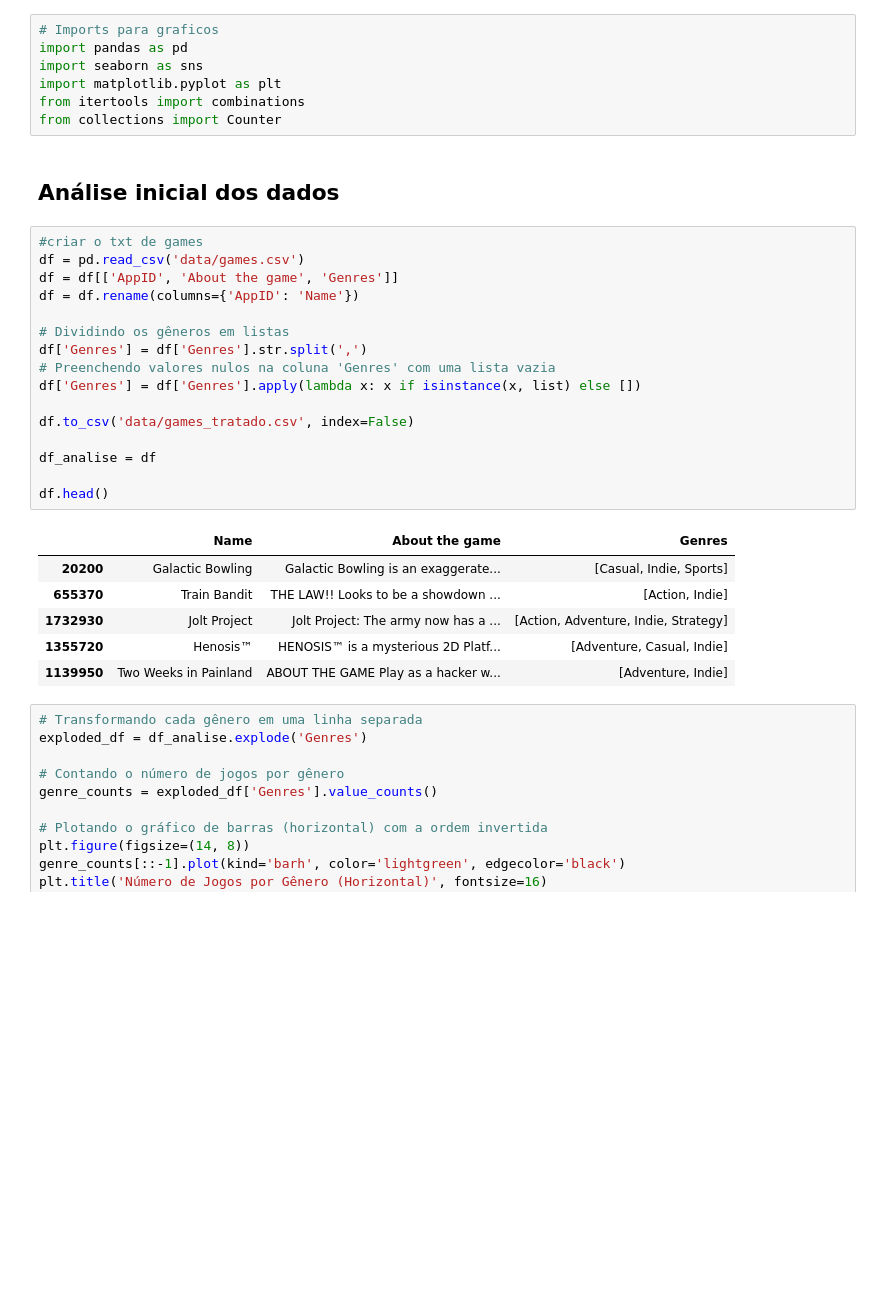
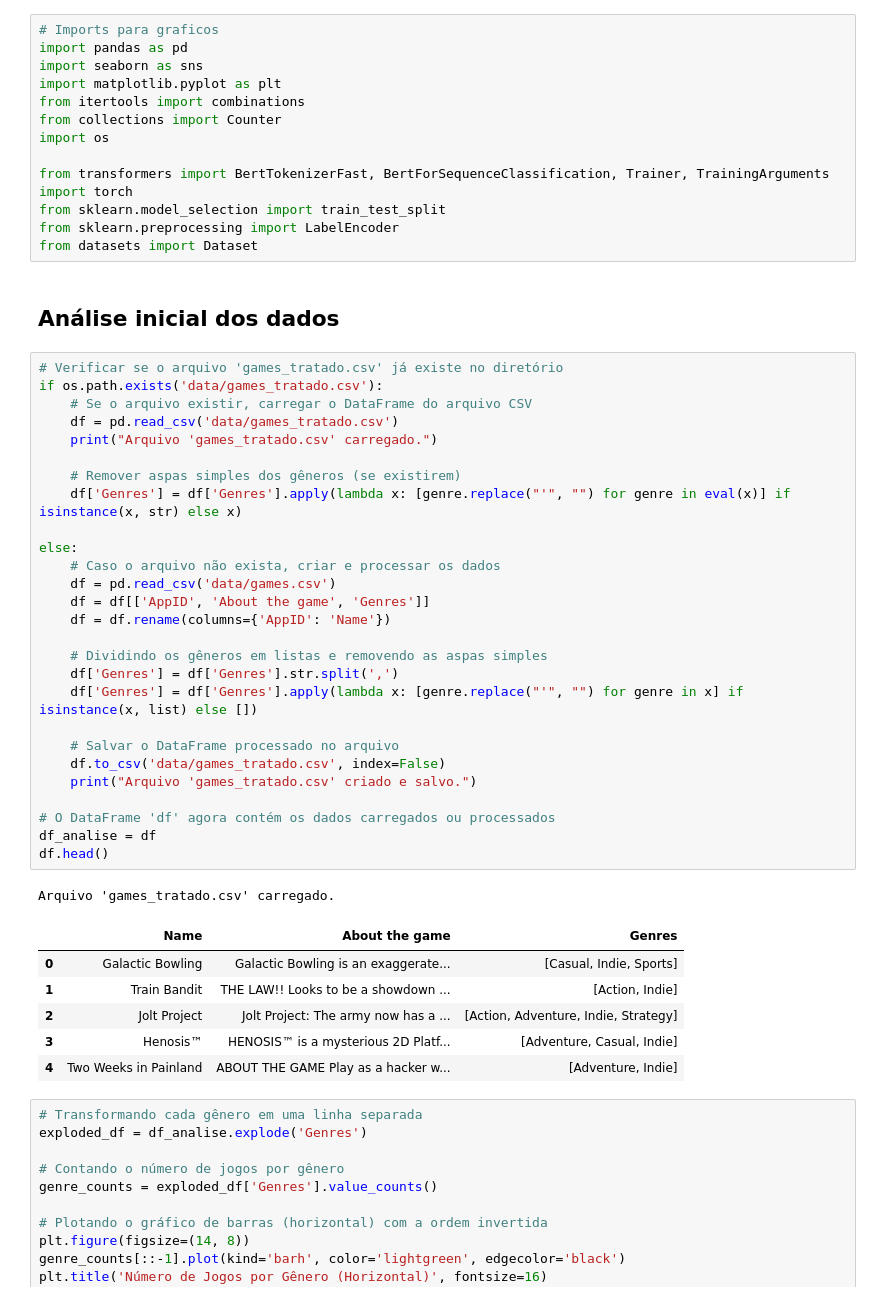
Before and after one commit to thaisfds/NLP_Natural_Language_Processing_Projects, a Jupyter notebook: TP_FINAL/main.ipynb, the cells around one changed output. Cells and saved outputs as stored; diff of their text form; blank space fills up the shorter version.

```diff
--- a/TP_FINAL/main.ipynb
+++ b/TP_FINAL/main.ipynb
@@ -5,31 +5,50 @@ import seaborn as sns
 import matplotlib.pyplot as plt
 from itertools import combinations
 from collections import Counter
+import os
+
+from transformers import BertTokenizerFast, BertForSequenceClassification, Trainer, TrainingArguments
+import torch
+from sklearn.model_selection import train_test_split
+from sklearn.preprocessing import LabelEncoder
+from datasets import Dataset
 # %% [markdown]
 ## Análise inicial dos dados
 # %%
-#criar o txt de games
-df = pd.read_csv('data/games.csv')
-df = df[['AppID', 'About the game', 'Genres']]
-df = df.rename(columns={'AppID': 'Name'})
+# Verificar se o arquivo 'games_tratado.csv' já existe no diretório
+if os.path.exists('data/games_tratado.csv'):
+    # Se o arquivo existir, carregar o DataFrame do arquivo CSV
+    df = pd.read_csv('data/games_tratado.csv')
+    print("Arquivo 'games_tratado.csv' carregado.")
 
-# Dividindo os gêneros em listas
-df['Genres'] = df['Genres'].str.split(',')
-# Preenchendo valores nulos na coluna 'Genres' com uma lista vazia
-df['Genres'] = df['Genres'].apply(lambda x: x if isinstance(x, list) else [])
+    # Remover aspas simples dos gêneros (se existirem)
+    df['Genres'] = df['Genres'].apply(lambda x: [genre.replace("'", "") for genre in eval(x)] if isinstance(x, str) else x)
 
-df.to_csv('data/games_tratado.csv', index=False)
+else:
+    # Caso o arquivo não exista, criar e processar os dados
+    df = pd.read_csv('data/games.csv')
+    df = df[['AppID', 'About the game', 'Genres']]
+    df = df.rename(columns={'AppID': 'Name'})
 
+    # Dividindo os gêneros em listas e removendo as aspas simples
+    df['Genres'] = df['Genres'].str.split(',')
+    df['Genres'] = df['Genres'].apply(lambda x: [genre.replace("'", "") for genre in x] if isinstance(x, list) else [])
+
+    # Salvar o DataFrame processado no arquivo
+    df.to_csv('data/games_tratado.csv', index=False)
+    print("Arquivo 'games_tratado.csv' criado e salvo.")
+
+# O DataFrame 'df' agora contém os dados carregados ou processados
 df_analise = df
-
 df.head()
 # %% [output]
+Arquivo 'games_tratado.csv' carregado.
 |  | Name | About the game | Genres |
-| 20200 | Galactic Bowling | Galactic Bowling is an exaggerate... | [Casual, Indie, Sports] |
-| 655370 | Train Bandit | THE LAW!! Looks to be a showdown ... | [Action, Indie] |
-| 1732930 | Jolt Project | Jolt Project: The army now has a ... | [Action, Adventure, Indie, Strategy] |
-| 1355720 | Henosis™ | HENOSIS™ is a mysterious 2D Platf... | [Adventure, Casual, Indie] |
-| 1139950 | Two Weeks in Painland | ABOUT THE GAME Play as a hacker w... | [Adventure, Indie] |
+| 0 | Galactic Bowling | Galactic Bowling is an exaggerate... | [Casual, Indie, Sports] |
+| 1 | Train Bandit | THE LAW!! Looks to be a showdown ... | [Action, Indie] |
+| 2 | Jolt Project | Jolt Project: The army now has a ... | [Action, Adventure, Indie, Strategy] |
+| 3 | Henosis™ | HENOSIS™ is a mysterious 2D Platf... | [Adventure, Casual, Indie] |
+| 4 | Two Weeks in Painland | ABOUT THE GAME Play as a hacker w... | [Adventure, Indie] |
 # %%
 # Transformando cada gênero em uma linha separada
 exploded_df = df_analise.explode('Genres')
```
Also changed, not shown: parts of 6 cells of this notebook.
